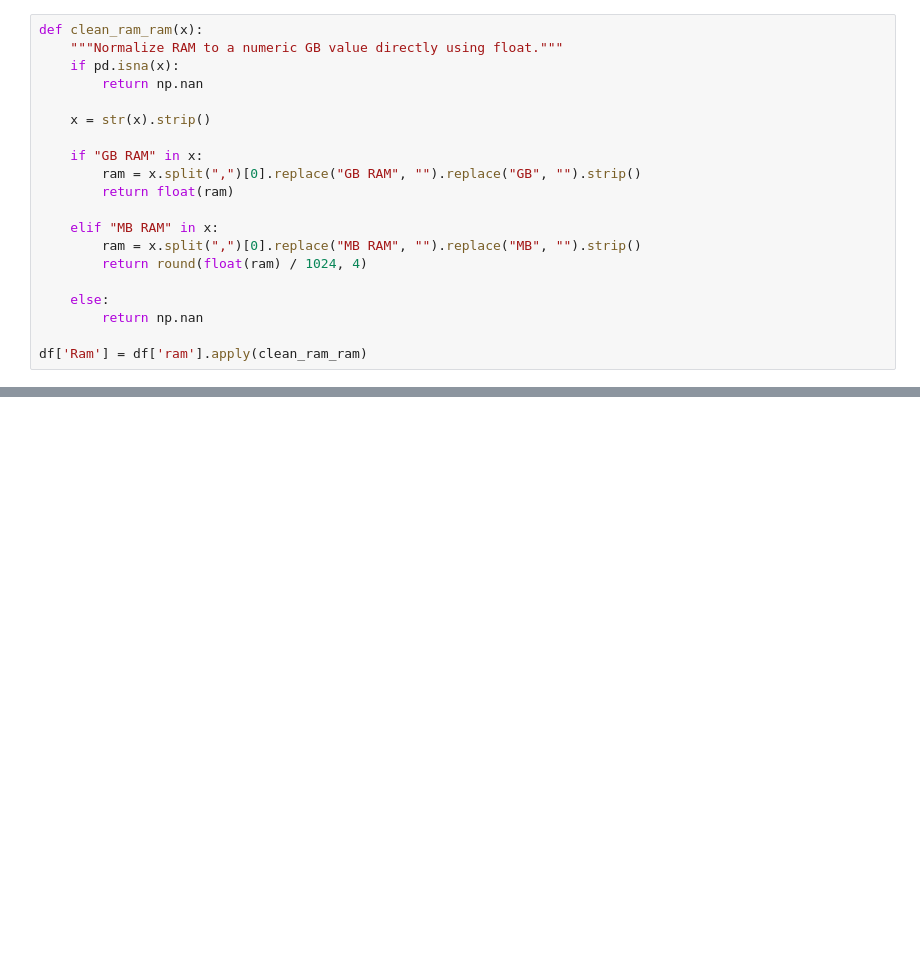
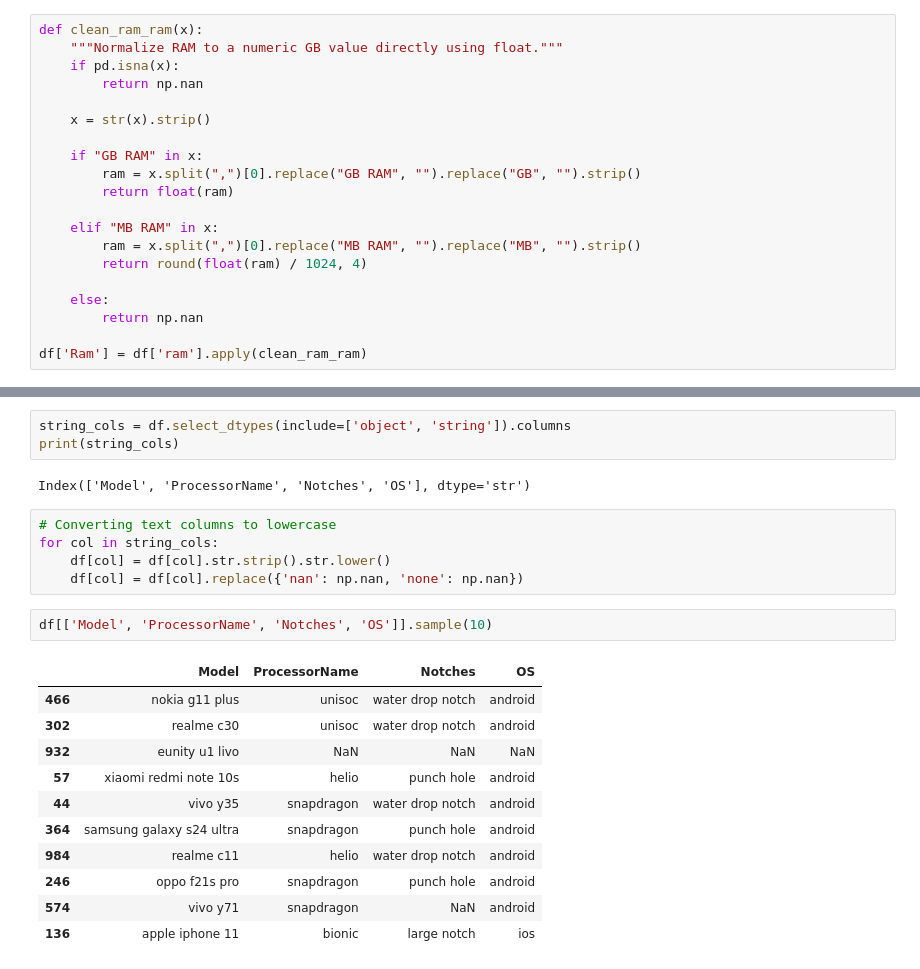
Before and after one commit to SachinrSuryawanshi/Smartphone-Price-Prediction-Project, a Jupyter notebook: notebooks/02_data_cleaning.ipynb, the cells around one changed output, grey strips where cells are left out. Drawn from its saved outputs; the diff is of its cells as text; blank space fills up the shorter version.

```diff
--- a/notebooks/02_data_cleaning.ipynb
+++ b/notebooks/02_data_cleaning.ipynb
@@ -297,0 +895,24 @@ df[['ram','Ram']].sample(10)
+# %%
+string_cols = df.select_dtypes(include=['object', 'string']).columns
+print(string_cols)
+# %% [output]
+Index(['Model', 'ProcessorName', 'Notches', 'OS'], dtype='str')
+# %%
+# Converting text columns to lowercase
+for col in string_cols:
+    df[col] = df[col].str.strip().str.lower()
+    df[col] = df[col].replace({'nan': np.nan, 'none': np.nan})
+# %%
+df[['Model', 'ProcessorName', 'Notches', 'OS']].sample(10)
+# %% [output]
+|  | Model | ProcessorName | Notches | OS |
+| 466 | nokia g11 plus | unisoc | water drop notch | android |
+| 302 | realme c30 | unisoc | water drop notch | android |
+| 932 | eunity u1 livo | NaN | NaN | NaN |
+| 57 | xiaomi redmi note 10s | helio | punch hole | android |
+| 44 | vivo y35 | snapdragon | water drop notch | android |
+| 364 | samsung galaxy s24 ultra | snapdragon | punch hole | android |
+| 984 | realme c11 | helio | water drop notch | android |
+| 246 | oppo f21s pro | snapdragon | punch hole | android |
+| 574 | vivo y71 | snapdragon | NaN | android |
+| 136 | apple iphone 11 | bionic | large notch | ios |
```
Also changed, not shown: parts of 52 cells of this notebook.
